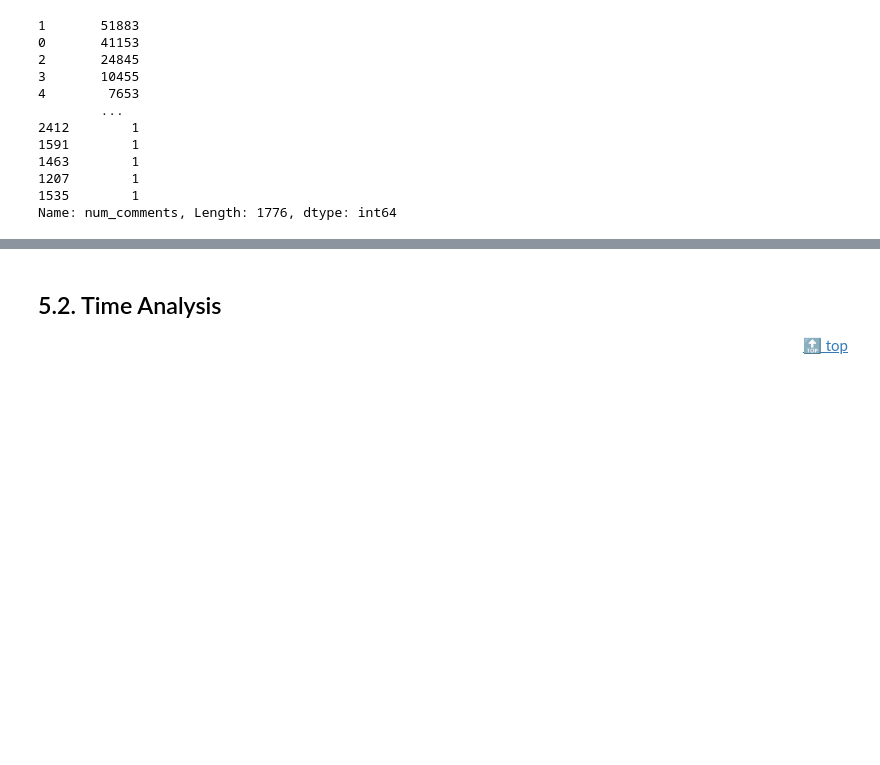
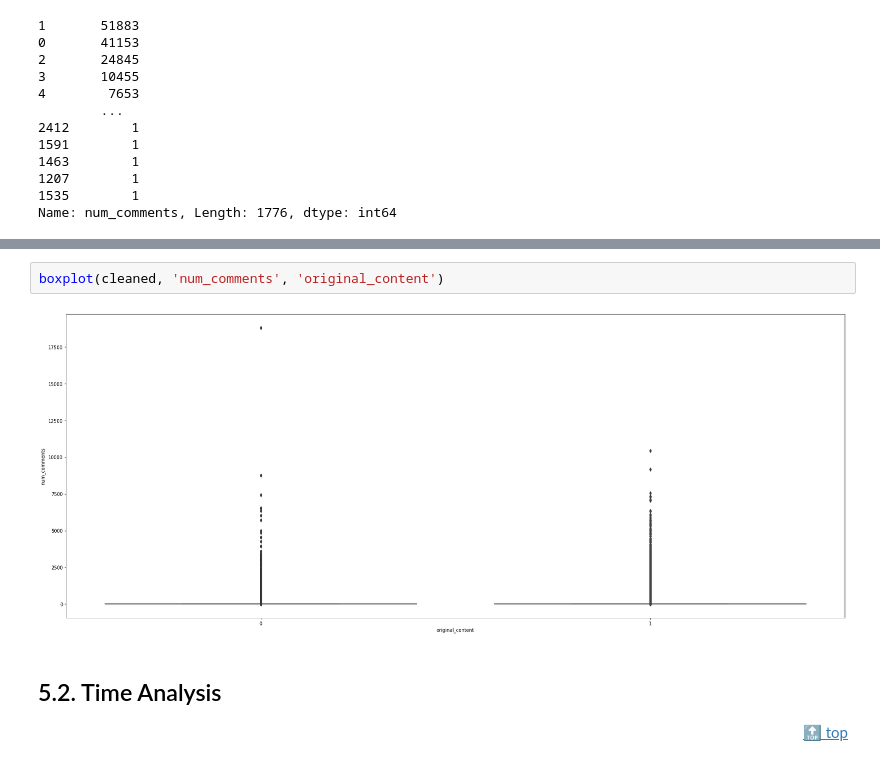
Before and after one commit to dhsong95/Kaggle-Data-Analysis, a Jupyter notebook: Reddit Data is Beautiful/Reddit Data Analysis-EDA-v1.ipynb, the cells around one changed output, grey strips where cells are left out. Saved outputs shown, nothing was run; the diff lists cells and outputs as text; blank space fills up the shorter version.

```diff
--- a/Reddit Data is Beautiful/Reddit Data Analysis-EDA-v1.ipynb
+++ b/Reddit Data is Beautiful/Reddit Data Analysis-EDA-v1.ipynb
@@ -291,5 +458,9 @@ boxplot(cleaned, 'num_comments')
 # %% [output]
 [figure]
+# %%
+boxplot(cleaned, 'num_comments', 'original_content')
+# %% [output]
+[figure, added]
 # %% [markdown]
 ## 5.2. Time Analysis<a id="5.2"></a>
 <p style="text-align:right;"><a href="#top">🔝 top</a></p>
```
Also changed, not shown: parts of 77 cells of this notebook.
